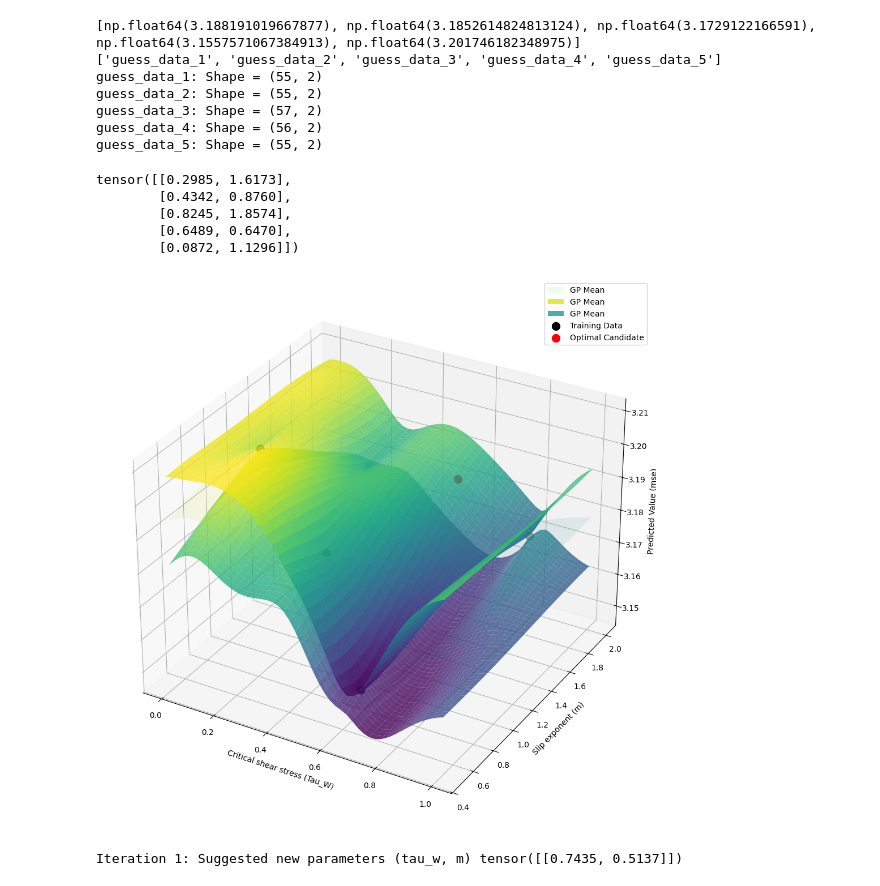
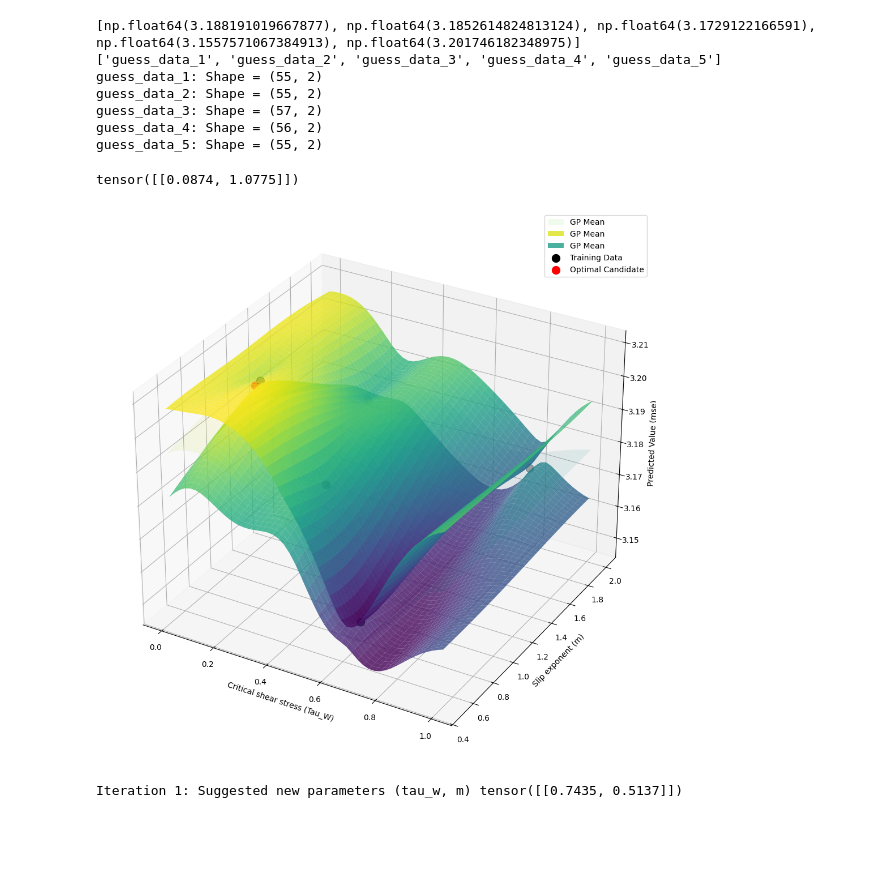
Before and after one commit to mariogov/moldflow_automation, a Jupyter notebook: Wall_Slip.ipynb, the cells around one changed output. Drawn from its saved outputs; the diff is of its cells as text; code cells hidden in the pictures; blank space fills up the shorter version.

```diff
--- a/Wall_Slip.ipynb
+++ b/Wall_Slip.ipynb
@@ -211,9 +212,8 @@ tau_w_values = data['tau_w_values'].values
 m_values = data['m_values'].values
 area_data_optimization = []
 train_x = torch.tensor([[tau_w_values[0], m_values[0]], [tau_w_values[1], m_values[1]], [tau_w_values[2], m_values[2]], [tau_w_values[3], m_values[3]], [tau_w_values[4], m_values[4]]])
-print(train_x)
 train_y = torch.tensor([[area_data[0]], [area_data[1]], [area_data[2]], [area_data[3]], [area_data[4]]])
-train_yvar = torch.full_like(train_y, 1e-8)
+train_yvar = torch.full_like(train_y, 1e-6)
 bounds = torch.tensor([
     [0.001, 1.0],
     [0.5, 2.0]
@@ -229,25 +229,23 @@ mll = ExactMarginalLogLikelihood(model.likelihood, model)
 fit_gpytorch_mll(mll)
 model.eval()
 
-acq_func = LogExpectedImprovement(model, best_f=train_y.min(), maximize=False)
+acq_func = qLogExpectedImprovement(model, best_f=train_y.min())
 
 candidate, _ = optimize_acqf(
         acq_function=acq_func,
         bounds=bounds,
         q=1,
-        num_restarts=20,
-        raw_samples=25,
+        num_restarts=100,
+        raw_samples=120,
 )
 
 cand = model(input_transform(candidate))
 cand_var = torch.diagonal(cand.covariance_matrix, 0)
 cand_mean, cand_std = outcome_transform.untransform(cand.mean, cand_var)
-# %% [output]
-tensor([[0.2985, 1.6173],
-        [0.4342, 0.8760],
-        [0.8245, 1.8574],
-        [0.6489, 0.6470],
-        [0.0872, 1.1296]])
+# %%
+print(candidate)
+# %% [output]
+tensor([[0.0874, 1.0775]])
 # %%
 with torch.no_grad():
     # Generate grid for plotting
@@ -275,34 +273,34 @@ with torch.no_grad():
     # Create 3D Plot
     fig = plt.figure(figsize=(10, 10))
     ax = fig.add_subplot(111, projection="3d")
     ax.plot_surface(
         x_grid, y_grid, pred_mean, cmap="viridis", alpha=0.1, label="GP Mean"
     )
     ax.plot_surface(
         x_grid, y_grid, pred_mean+pred_std, cmap="viridis", alpha=0.8, label="GP Mean"
     )
     ax.plot_surface(
         x_grid, y_grid, pred_mean-pred_std, cmap="viridis", alpha=0.8, label="GP Mean"
     )
     ax.scatter(
         train_x[:, 0].numpy(), train_x[:, 1].numpy(), train_y.flatten().numpy(),
         color="black", s=100, label="Training Data"
     )
     ax.scatter(
         candidate[0, 0],
         candidate[0, 1],
-        cand_mean.item(),
+        cand_mean[0].item(),
         color="red",
         s=100,
         label="Optimal Candidate",
     )
     ax.set_xlabel("Critical shear stress (Tau_W)")
     ax.set_ylabel("Slip exponent (m)")
     ax.set_zlabel("Predicted Value (mse)")
     ax.legend()
     plt.tight_layout()
     plt.show()
 # %% [output]
-[figure, old version]
+[figure, new version]
 # %%
 import plotly.graph_objects as go
```
Also changed, not shown: parts of 7 cells of this notebook, 1 other file.
